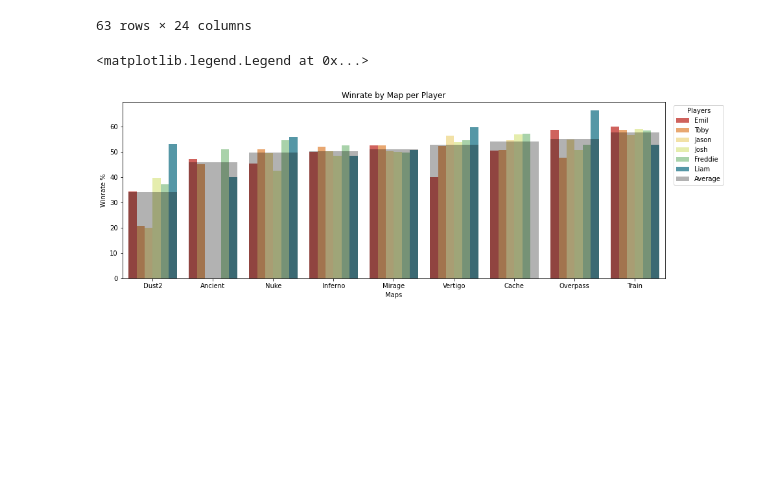
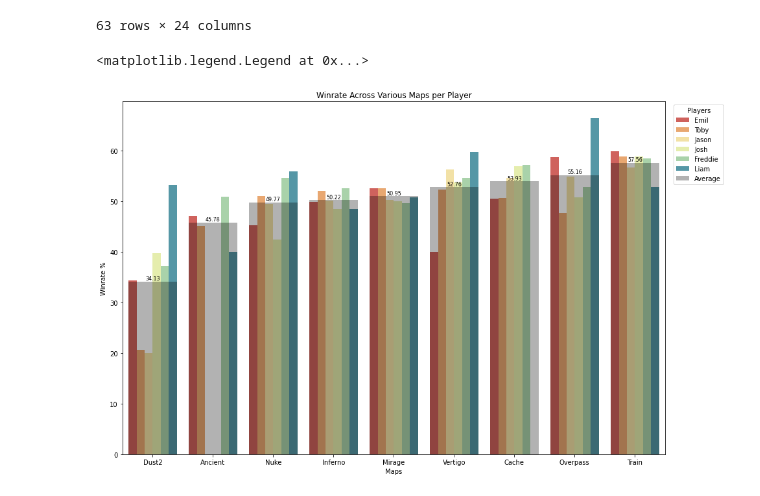
Before and after one commit to jasonhsu8/Faceit_Data_Collection, a Jupyter notebook: JJ Notebooks/DataVisualisation.ipynb, the cells around one changed output. Cells and saved outputs as stored; diff of their text form; code cells hidden in the pictures; blank space fills up the shorter version.

```diff
--- a/JJ Notebooks/DataVisualisation.ipynb
+++ b/JJ Notebooks/DataVisualisation.ipynb
@@ -506,0 +553,17 @@ plt.legend(title='Winrate %', bbox_to_anchor=(1.01, 1), loc='upper left')
+# %%
+# Plotting
+playerid_df_all = playerid_df_all[playerid_df_all['Matches']>=20]
+playerid_df_all_sorted = playerid_df_all.sort_values(by='Avg 4k / Matches', ascending=True)
+
+plt.figure(figsize=(15, 10))
+ax = sns.barplot(x='PlayerName', y='Avg 4k / Matches', hue= playerid_df_all_sorted.index, data=playerid_df_all_sorted, legend='full', palette='crest')
+
+plt.title('Avg 4ks per Match for Each Player')
+plt.xlabel('Players')
+plt.ylabel('Avg 4ks per Match')
+plt.xticks(rotation=0)
+plt.legend(title='Avg 4ks per Match', bbox_to_anchor=(1.01, 1), loc='upper left')
+
+for p in ax.patches:
+    ax.annotate(f'{p.get_height():.2f}', (p.get_x() + p.get_width() / 2., p.get_height()),
+                ha='center', va='center', xytext=(0, 5), textcoords='offset points', fontsize=8, color='black') #text annotation for average bar
@@ -506,0 +572,17 @@ plt.legend(title='Winrate %', bbox_to_anchor=(1.01, 1), loc='upper left')
+# %%
+# Plotting
+playerid_df_all = playerid_df_all[playerid_df_all['Matches']>=20]
+playerid_df_all_sorted = playerid_df_all.sort_values(by='Avg 5k / Matches', ascending=True)
+
+plt.figure(figsize=(15, 10))
+ax = sns.barplot(x='PlayerName', y='Avg 5k / Matches', hue= playerid_df_all_sorted.index, data=playerid_df_all_sorted, legend='full', palette='cividis')
+
+plt.title('Avg 5ks per Match for Each Player')
+plt.xlabel('Players')
+plt.ylabel('Avg 5ks per Match')
+plt.xticks(rotation=0)
+plt.legend(title='Avg 5ks per Match', bbox_to_anchor=(1.01, 1), loc='upper left')
+
+for p in ax.patches:
+    ax.annotate(f'{p.get_height():.5f}', (p.get_x() + p.get_width() / 2., p.get_height()),
+                ha='center', va='center', xytext=(0, 5), textcoords='offset points', fontsize=8, color='black') #text annotation for average bar
@@ -564,22 +648,26 @@ map_df_all
 # %%
 map_df_all_sorted = map_df_all[map_df_all['Matches']>=20]
 average_data = map_df_all_sorted.groupby('MapName')['Winrate%'].mean().reset_index()
 average_data_sorted = average_data.sort_values(by='Winrate%', ascending=True)
 
-plt.figure(figsize=(15, 5))
-sns.barplot(x='MapName', y='Winrate%', data=average_data_sorted, color='black', alpha=0, errorbar=None, dodge=True) #to use the sort order
+plt.figure(figsize=(15, 10))
+ax = sns.barplot(x='MapName', y='Winrate%', data=average_data_sorted, color='black', alpha=0, errorbar=None, dodge=True) #to use the sort order
+for p in ax.patches:
+    ax.annotate(f'{p.get_height():.2f}', (p.get_x() + p.get_width() / 2., p.get_height()),
+                ha='center', va='center', xytext=(0, 5), textcoords='offset points', fontsize=8, color='black') #text annotation for average bar
+
 sns.barplot(data = map_df_all_sorted, x = 'MapName', y = "Winrate%", hue='PlayerName', legend='full', palette='Spectral')
 sns.barplot(x='MapName', y='Winrate%', data=average_data_sorted, color='black', alpha=0.3, errorbar=None, label='Average', dodge=True) #to display it in front of year_df_all_matches and be transparent
 
 
-plt.title('Winrate by Map per Player')
+plt.title('Winrate Across Various Maps per Player')
 plt.xlabel('Maps')
 plt.ylabel('Winrate %')
 plt.xticks(rotation=0)
 plt.legend(title='Players', bbox_to_anchor=(1.01, 1), loc='upper left')
 # %% [output]
 <matplotlib.legend.Legend at 0x...>
-[figure, old version]
+[figure, new version]
 # %%
 year_df_all = df_all
 year_df_all['PlayerId'] = year_df_all['PlayerId'].replace(
```
Also changed, not shown: parts of 18 cells of this notebook.
